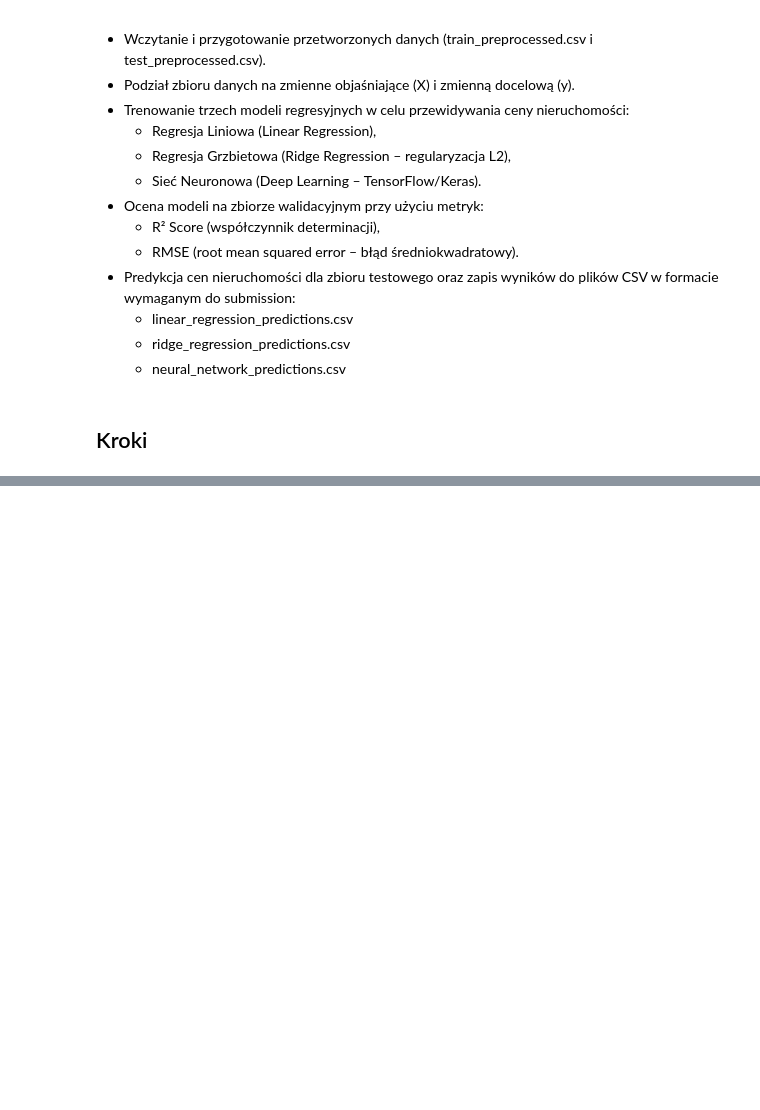
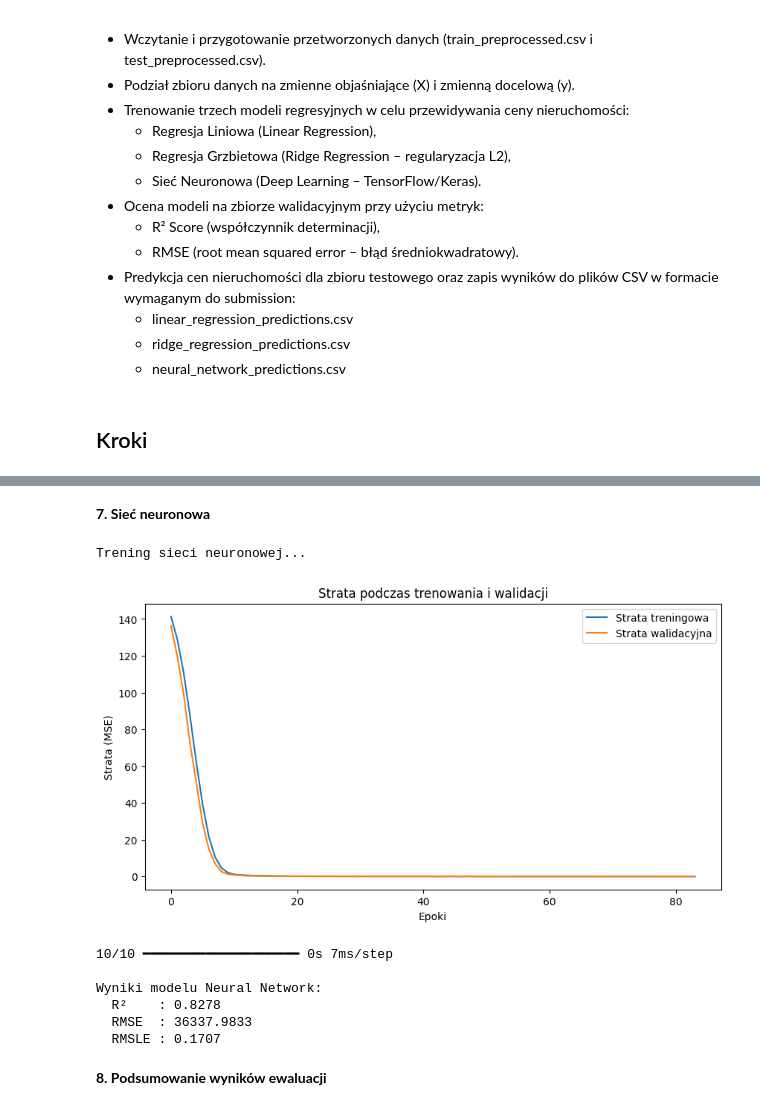
Before and after one commit to jan-kordas/ML-Project, a Jupyter notebook: Notebooks/02_Model_Training.ipynb, the cells around one changed output, grey strips where cells are left out. Drawn from its saved outputs; the diff is of its cells as text; code cells hidden in the pictures; blank space fills up the shorter version.

```diff
--- a/Notebooks/02_Model_Training.ipynb
+++ b/Notebooks/02_Model_Training.ipynb
@@ -226,0 +105,6 @@ Plik submission dla sieci neuronowej został zapisany jako: ../Data/neural_netwo
+# %%
+print("\nTrening modelu Ridge Regression...")
+ridge_reg = Ridge(alpha=1.0)
+ridge_reg.fit(X_train_split, np.log1p(y_train_split))
+y_val_pred_ridge = ridge_reg.predict(X_val)
+evaluate_model("Ridge Regression", np.log1p(y_val), y_val_pred_ridge, is_log_transformed=True)
@@ -226,0 +120,6 @@ Plik submission dla sieci neuronowej został zapisany jako: ../Data/neural_netwo
+# %%
+print("\nTrening modelu Gradient Boosting Regression...")
+gb_model = GradientBoostingRegressor(n_estimators=100, learning_rate=0.1, random_state=42)
+gb_model.fit(X_train_split, np.log1p(y_train_split))
+y_val_pred_gb = gb_model.predict(X_val)
+evaluate_model("Gradient Boosting Regression", np.log1p(y_val), y_val_pred_gb, is_log_transformed=True)
@@ -226,0 +135,6 @@ Plik submission dla sieci neuronowej został zapisany jako: ../Data/neural_netwo
+# %%
+print("\nTrening modelu XGBoost Regression...")
+xgb_model = XGBRegressor(n_estimators=100, learning_rate=0.1, random_state=42, verbosity=0)
+xgb_model.fit(X_train_split, np.log1p(y_train_split))
+y_val_pred_xgb = xgb_model.predict(X_val)
+evaluate_model("XGBoost Regression", np.log1p(y_val), y_val_pred_xgb, is_log_transformed=True)
@@ -226,0 +148,58 @@ Plik submission dla sieci neuronowej został zapisany jako: ../Data/neural_netwo
+# %% [markdown]
+**7. Sieć neuronowa**
+# %%
+print("\nTrening sieci neuronowej...")
+
+scaler = StandardScaler()
+X_train_scaled = scaler.fit_transform(X_train_split)
+X_val_scaled = scaler.transform(X_val)
+
+model = Sequential([
+    Input(shape=(X_train_scaled.shape[1],)),
+    Dense(256, activation="relu"),
+    BatchNormalization(),
+    Dropout(0.3),
+    Dense(128, activation="relu"),
+    BatchNormalization(),
+    Dropout(0.3),
+    Dense(64, activation="relu"),
+    BatchNormalization(),
+    Dense(1)
+])
+
+model.compile(optimizer=Adam(learning_rate=0.001), loss="mse", metrics=["mae"])
+
+early_stop = EarlyStopping(monitor="val_loss", patience=15, restore_best_weights=True, verbose=0)
+reduce_lr = ReduceLROnPlateau(monitor="val_loss", factor=0.5, patience=5, verbose=0)
+
+history = model.fit(
+    X_train_scaled, np.log1p(y_train_split),
+    validation_data=(X_val_scaled, np.log1p(y_val)),
+    epochs=200,
+    batch_size=32,
+    callbacks=[early_stop, reduce_lr],
+    verbose=0
+)
+
+plt.figure(figsize=(10, 5))
+plt.plot(history.history["loss"], label="Strata treningowa")
+plt.plot(history.history["val_loss"], label="Strata walidacyjna")
+plt.xlabel("Epoki")
+plt.ylabel("Strata (MSE)")
+plt.legend()
+plt.title("Strata podczas trenowania i walidacji")
+plt.show()
+
+y_val_pred_nn = model.predict(X_val_scaled).flatten()
+evaluate_model("Neural Network", np.log1p(y_val), y_val_pred_nn, is_log_transformed=True)
+# %% [output]
+Trening sieci neuronowej...
+[figure, added]
+10/10 ━━━━━━━━━━━━━━━━━━━━ 0s 7ms/step
+
+Wyniki modelu Neural Network:
+  R²    : 0.8278
+  RMSE  : 36337.9833
+  RMSLE : 0.1707
+# %% [markdown]
+**8. Podsumowanie wyników ewaluacji**
```
Also changed, not shown: parts of 34 cells of this notebook, 6 other files.
